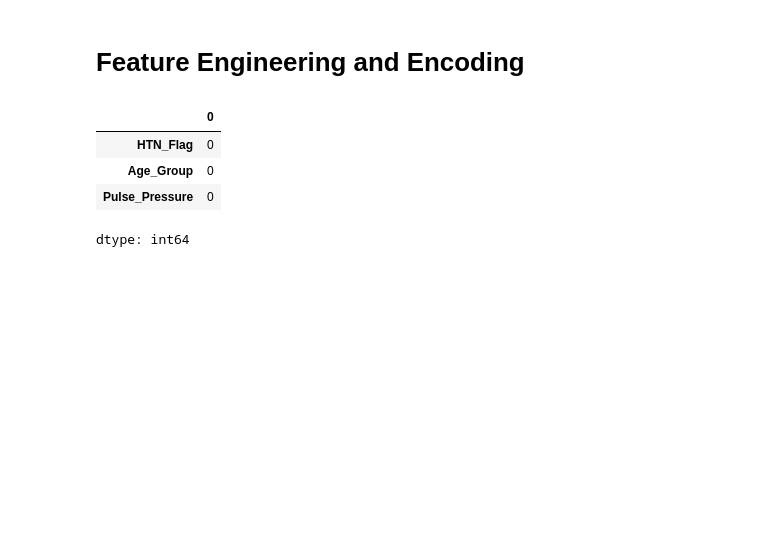
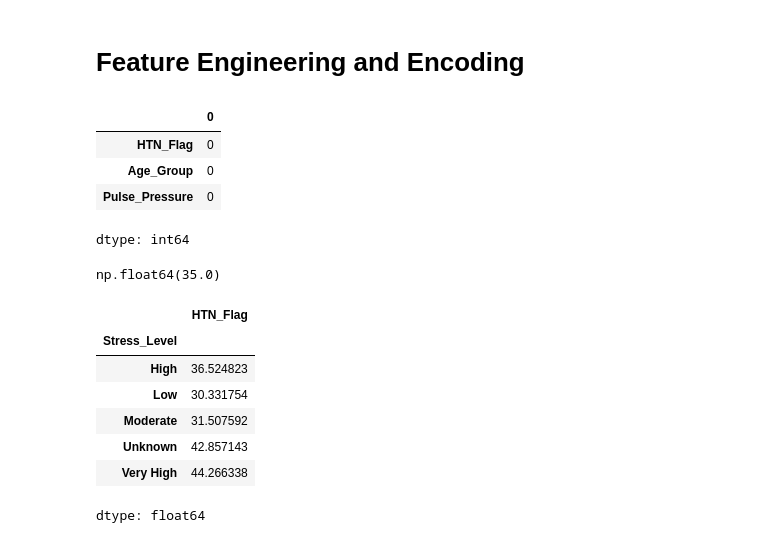
Before and after one commit to KarunaBaruwal/CMP7005-Hypertension-Analytics, a Jupyter notebook: CMP7005_Hypertension_Analysis.ipynb, the cells around one changed output. Drawn from its saved outputs; the diff is of its cells as text; code cells hidden in the pictures; blank space fills up the shorter version.

```diff
--- a/CMP7005_Hypertension_Analysis.ipynb
+++ b/CMP7005_Hypertension_Analysis.ipynb
@@ -673,3 +673,18 @@ df_clean[['HTN_Flag', 'Age_Group', 'Pulse_Pressure']].isnull().sum()
 | Age_Group | 0 |
 | Pulse_Pressure | 0 |
 dtype: int64
+# %%
+df_clean['HTN_Flag'].mean() * 100
+# %% [output]
+np.float64(35.0)
+# %%
+df_clean.groupby('Stress_Level')['HTN_Flag'].mean() * 100
+# %% [output]
+|  | HTN_Flag |
+| Stress_Level |  |
+| High | 36.524823 |
+| Low | 30.331754 |
+| Moderate | 31.507592 |
+| Unknown | 42.857143 |
+| Very High | 44.266338 |
+dtype: float64
```
Also changed, not shown: parts of 4 cells of this notebook.
